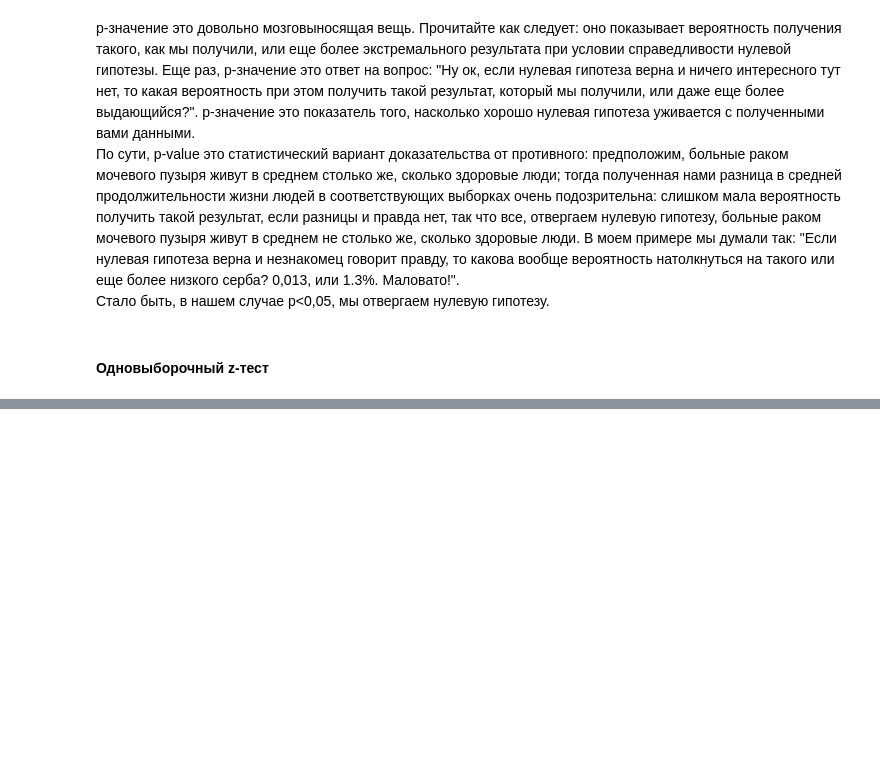
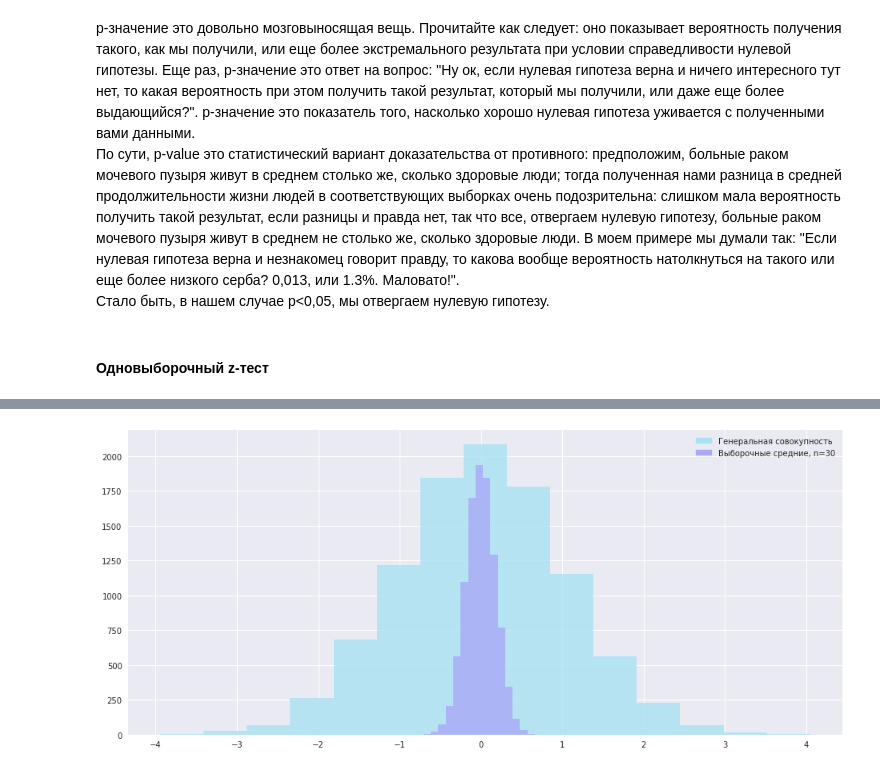
Before and after one commit to mishaberegov/statistics, a Jupyter notebook: Статистика_для_нубов.ipynb, the cells around one changed output, grey strips where cells are left out. Saved outputs shown, nothing was run; the diff lists cells and outputs as text; code cells hidden in the pictures; blank space fills up the shorter version.

```diff
--- a/Статистика_для_нубов.ipynb
+++ b/Статистика_для_нубов.ipynb
@@ -694,0 +744,17 @@ p-значение это довольно мозговыносящая вещь
+# %%
+scale = 1
+norm_rv1 = stats.norm(loc=0, scale = 1)
+norm_rv2 = stats.norm(loc=0, scale = scale/(30**0.5))
+sample_norm1 = norm_rv1.rvs(size=10000)
+sample_norm2 = norm_rv2.rvs(size=10000)
+fig = plt.figure(figsize=(16, 7))
+p = plt.hist(sample_norm1, 15, alpha=0.8, color='#A9E2F3')
+sd = plt.hist(sample_norm2, 15, alpha=0.8, color='#A9A9F5')
+
+import matplotlib.patches as mpatches
+p = mpatches.Patch(color='#A9E2F3', label='Генеральная совокупность')
+sd = mpatches.Patch(color='#A9A9F5', label='Выборочные средние, n=30')
+plt.legend(handles=(p, sd))
+plt.show()
+# %% [output]
+[figure, added]
```
Also changed, not shown: parts of 26 cells of this notebook.
